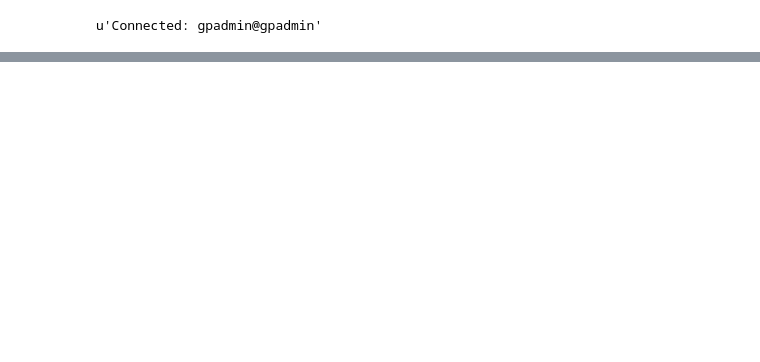
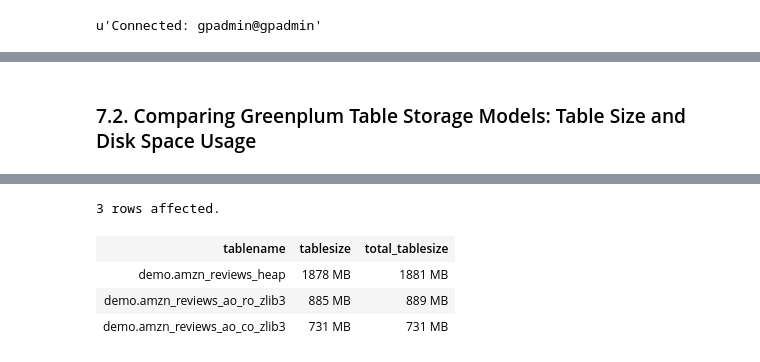
Before and after one commit to cantzakas/gp-demo-aws, a Jupyter notebook: GP-demo-5.ipynb, the cells around one changed output, grey strips where cells are left out. Saved outputs shown, nothing was run; the diff lists cells and outputs as text; code cells hidden in the pictures; blank space fills up the shorter version.

```diff
--- a/GP-demo-5.ipynb
+++ b/GP-demo-5.ipynb
@@ -227,0 +136,8 @@ LIMIT 10;
+# %% [markdown]
+### 7.2. Comparing Greenplum Table Storage Models: Table Size and Disk Space Usage
+# %%
+sqlfilecode = !pygmentize -f html -O full,style=colorful -l postgres script/7-2-table-size-comparison.sql
+display_html('\n'.join(sqlfilecode), raw=True)
+query = !cat script/7-2-table-size-comparison.sql
+%sql $DB_USER@$DB_SERVER {''.join(query)}
+# %% [output]
@@ -227,0 +145,5 @@ LIMIT 10;
+3 rows affected.
+| tablename | tablesize | total_tablesize |
+| demo.amzn_reviews_heap | 1878 MB | 1881 MB |
+| demo.amzn_reviews_ao_ro_zlib3 | 885 MB | 889 MB |
+| demo.amzn_reviews_ao_co_zlib3 | 731 MB | 731 MB |
```
Also changed, not shown: parts of 41 cells of this notebook, 6 other files.
